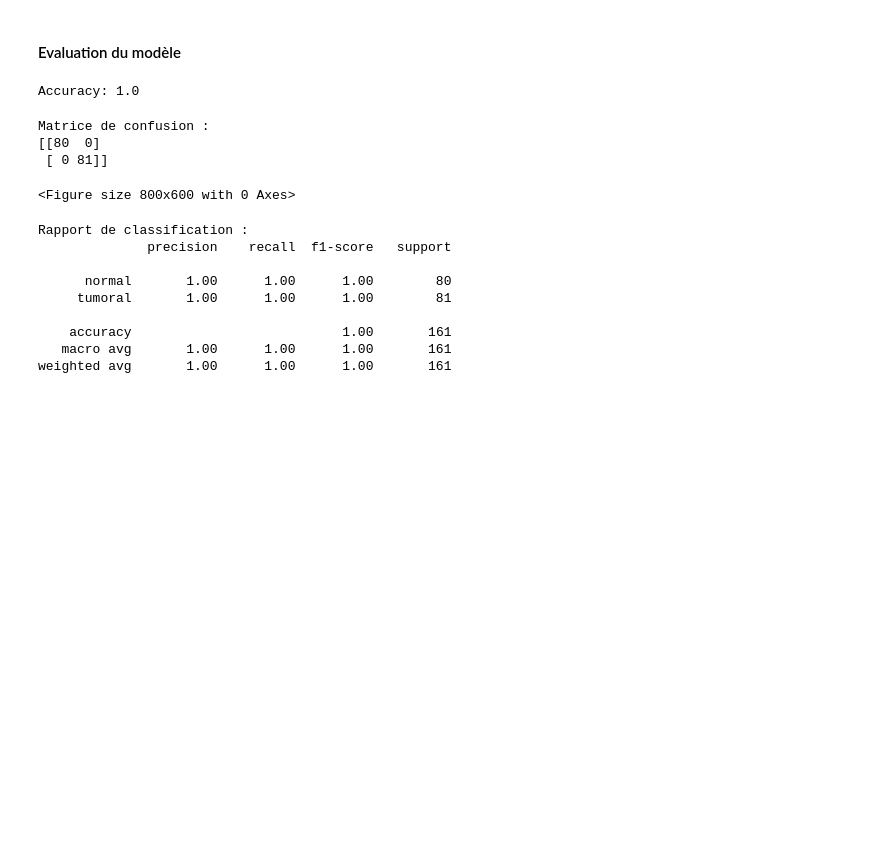
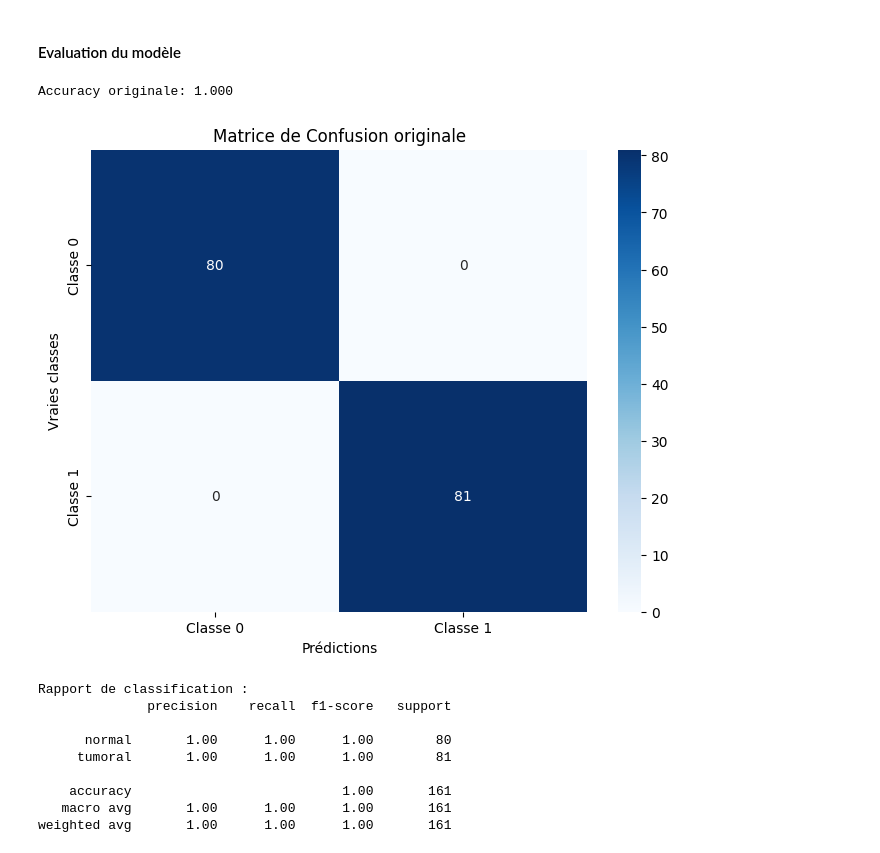
Before and after one commit to Laaliji/Colon-Cancer-Gene-Expression-Data-Classification-Analysis, a Jupyter notebook: TP1_Research.ipynb, the cells around one changed output. Drawn from its saved outputs; the diff is of its cells as text; code cells hidden in the pictures; blank space fills up the shorter version.

```diff
--- a/TP1_Research.ipynb
+++ b/TP1_Research.ipynb
@@ -234,21 +253,22 @@ y_pred = model.predict(X_test_scaled)
 # %%
 #Evaluation du modèle
 #Accuracy
-accuracy = accuracy_score(y_test, y_pred)
-print(f"Accuracy: {accuracy}")
+accuracy_original = accuracy_score(y_test, y_pred)
+print(f"Accuracy originale: {accuracy_original:.3f}")
 # %% [output]
-Accuracy: 1.0
+Accuracy originale: 1.000
-# %%
-#Matrice de confusion
-conf_matrix = confusion_matrix(y_test, y_pred)
-plt.figure(figsize=(8, 6))
-print("Matrice de confusion :")
-print(conf_matrix)
-# %% [output]
-Matrice de confusion :
-[[80  0]
- [ 0 81]]
-<Figure size 800x600 with 0 Axes>
+# %%
+# Création de la matrice de confusion
+conf_matrix = confusion_matrix(y_test, y_pred)
+
+plt.figure(figsize=(8, 6))
+sns.heatmap(conf_matrix, annot=True, fmt="d", cmap="Blues", xticklabels=['Classe 0', 'Classe 1'], yticklabels=['Classe 0', 'Classe 1'])
+plt.xlabel("Prédictions")
+plt.ylabel("Vraies classes")
+plt.title("Matrice de Confusion originale")
+plt.show()
+# %% [output]
+[figure, added]
 # %%
 # Rapport de classification (précision, recall, F1-score)
 print("\nRapport de classification :")
```
Also changed, not shown: parts of 13 cells of this notebook.
